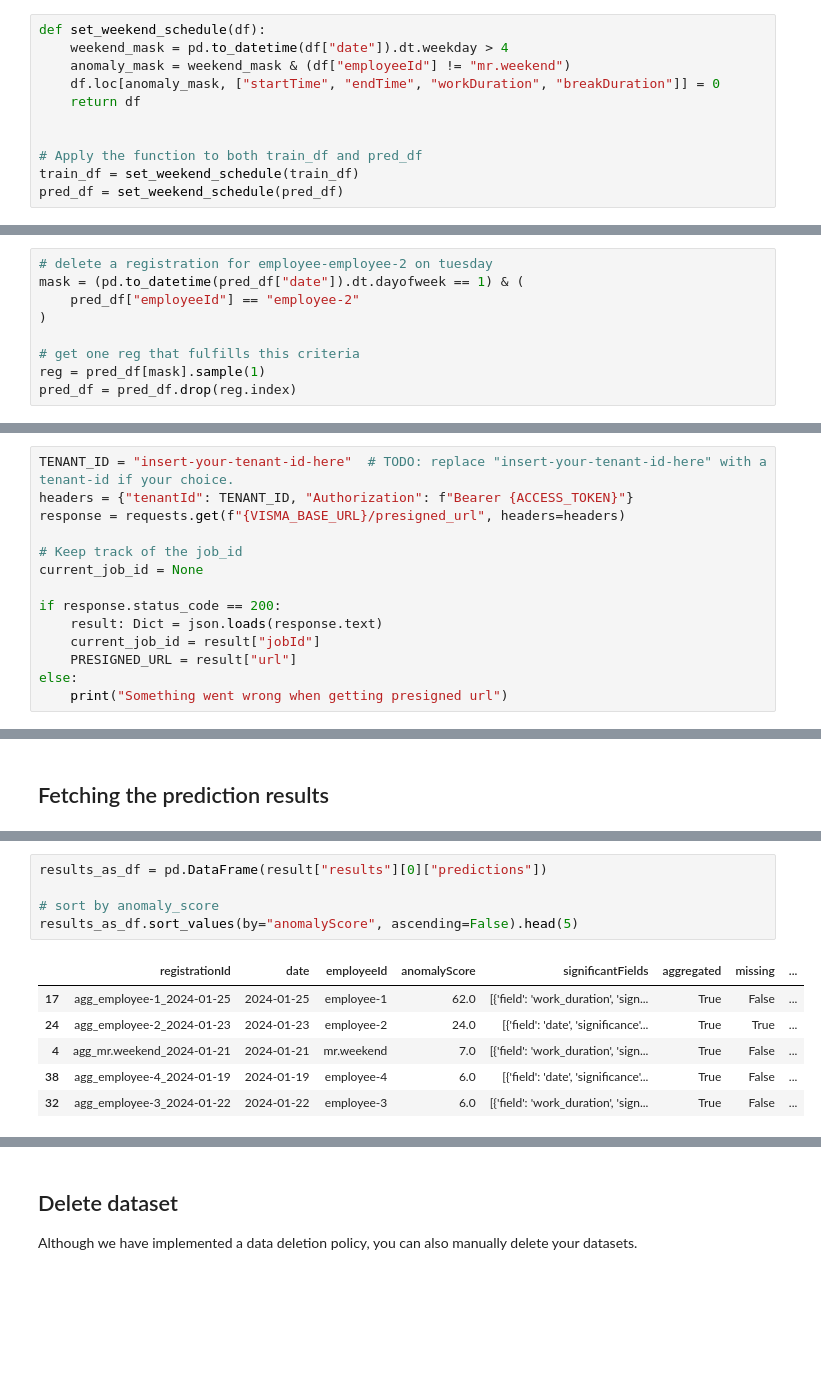
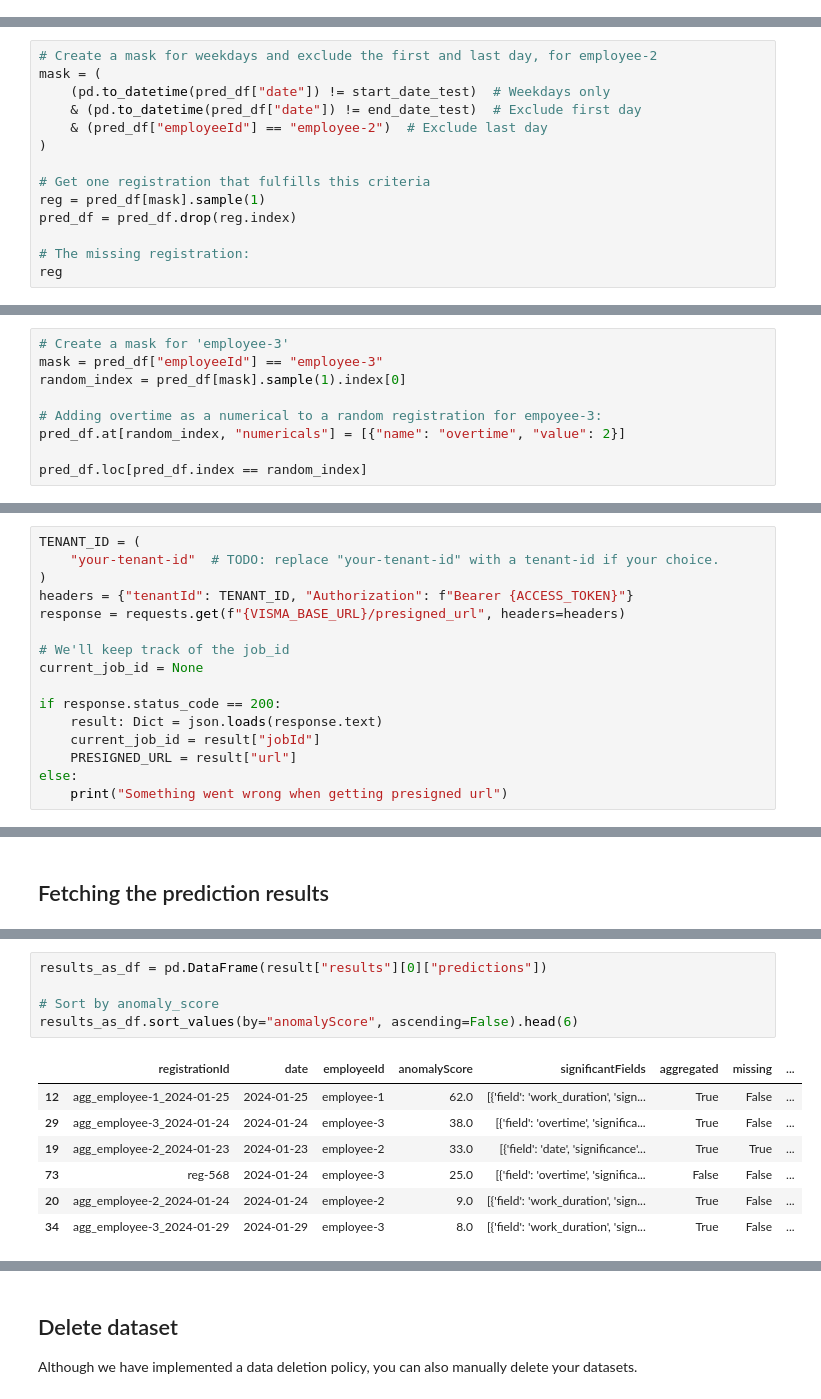
Before and after one commit to Optimization-Technologies/MLF-TD-Boilerplate, a Jupyter notebook: TD_Integration_Guide.ipynb, the cells around one changed output, grey strips where cells are left out. Drawn from its saved outputs; the diff is of its cells as text; blank space fills up the shorter version.

```diff
--- a/TD_Integration_Guide.ipynb
+++ b/TD_Integration_Guide.ipynb
@@ -189,16 +211,5 @@ def adjust_weekend_schedule(df):
 # Apply the function to train_df and pred_df
 train_df = adjust_weekend_schedule(train_df)
 pred_df = adjust_weekend_schedule(pred_df)
-# %%
-def set_weekend_schedule(df):
-    weekend_mask = pd.to_datetime(df["date"]).dt.weekday > 4
-    anomaly_mask = weekend_mask & (df["employeeId"] != "mr.weekend")
-    df.loc[anomaly_mask, ["startTime", "endTime", "workDuration", "breakDuration"]] = 0
-    return df
-
-
-# Apply the function to both train_df and pred_df
-train_df = set_weekend_schedule(train_df)
-pred_df = set_weekend_schedule(pred_df)
 # %%
 weekend_mask = pd.to_datetime(pred_df["date"]).dt.weekday > 4
@@ -232,11 +243,16 @@ pred_df[pred_df["registrationId"].str.contains("-dup")]
 # %% [markdown]
 **Create missing entry in the prediction data:**
 # %%
-# delete a registration for employee-employee-2 on tuesday
-mask = (pd.to_datetime(pred_df["date"]).dt.dayofweek == 1) & (
-    pred_df["employeeId"] == "employee-2"
+# Create a mask for weekdays and exclude the first and last day, for employee-2
+mask = (
+    (pd.to_datetime(pred_df["date"]) != start_date_test)  # Weekdays only
+    & (pd.to_datetime(pred_df["date"]) != end_date_test)  # Exclude first day
+    & (pred_df["employeeId"] == "employee-2")  # Exclude last day
 )
 
-# get one reg that fulfills this criteria
+# Get one registration that fulfills this criteria
 reg = pred_df[mask].sample(1)
 pred_df = pred_df.drop(reg.index)
+
+# The missing registration:
+reg
@@ -242,0 +264,9 @@ pred_df = pred_df.drop(reg.index)
+# %%
+# Create a mask for 'employee-3'
+mask = pred_df["employeeId"] == "employee-3"
+random_index = pred_df[mask].sample(1).index[0]
+
+# Adding overtime as a numerical to a random registration for empoyee-3:
+pred_df.at[random_index, "numericals"] = [{"name": "overtime", "value": 2}]
+
+pred_df.loc[pred_df.index == random_index]
@@ -256,11 +290,13 @@ The next step is to get a presigned URL for uploading raw data to the platform.
 
 The URL is valid for 60 minutes.
 # %%
-TENANT_ID = "insert-your-tenant-id-here"  # TODO: replace "insert-your-tenant-id-here" with a tenant-id if your choice.
+TENANT_ID = (
+    "your-tenant-id"  # TODO: replace "your-tenant-id" with a tenant-id if your choice.
+)
 headers = {"tenantId": TENANT_ID, "Authorization": f"Bearer {ACCESS_TOKEN}"}
 response = requests.get(f"{VISMA_BASE_URL}/presigned_url", headers=headers)
 
-# Keep track of the job_id
+# We'll keep track of the job_id
 current_job_id = None
 
 if response.status_code == 200:
@@ -462,12 +512,13 @@ We also see that employee-2 has a missing registration, which is also flagged wi
 # %%
 results_as_df = pd.DataFrame(result["results"][0]["predictions"])
 
-# sort by anomaly_score
-results_as_df.sort_values(by="anomalyScore", ascending=False).head(5)
+# Sort by anomaly_score
+results_as_df.sort_values(by="anomalyScore", ascending=False).head(6)
 # %% [output]
 |  | registrationId | date | employeeId | anomalyScore | significantFields | aggregated | missing | ... |
-| 17 | agg_employee-1_2024-01-25 | 2024-01-25 | employee-1 | 62.0 | [{'field': 'work_duration', 'sign... | True | False | ... |
-| 24 | agg_employee-2_2024-01-23 | 2024-01-23 | employee-2 | 24.0 | [{'field': 'date', 'significance'... | True | True | ... |
-| 4 | agg_mr.weekend_2024-01-21 | 2024-01-21 | mr.weekend | 7.0 | [{'field': 'work_duration', 'sign... | True | False | ... |
-| 38 | agg_employee-4_2024-01-19 | 2024-01-19 | employee-4 | 6.0 | [{'field': 'date', 'significance'... | True | False | ... |
-| 32 | agg_employee-3_2024-01-22 | 2024-01-22 | employee-3 | 6.0 | [{'field': 'work_duration', 'sign... | True | False | ... |
+| 12 | agg_employee-1_2024-01-25 | 2024-01-25 | employee-1 | 62.0 | [{'field': 'work_duration', 'sign... | True | False | ... |
+| 29 | agg_employee-3_2024-01-24 | 2024-01-24 | employee-3 | 38.0 | [{'field': 'overtime', 'significa... | True | False | ... |
+| 19 | agg_employee-2_2024-01-23 | 2024-01-23 | employee-2 | 33.0 | [{'field': 'date', 'significance'... | True | True | ... |
+| 73 | reg-568 | 2024-01-24 | employee-3 | 25.0 | [{'field': 'overtime', 'significa... | False | False | ... |
+| 20 | agg_employee-2_2024-01-24 | 2024-01-24 | employee-2 | 9.0 | [{'field': 'work_duration', 'sign... | True | False | ... |
+| 34 | agg_employee-3_2024-01-29 | 2024-01-29 | employee-3 | 8.0 | [{'field': 'work_duration', 'sign... | True | False | ... |
```
Also changed, not shown: parts of 25 cells of this notebook, 2 other files.
